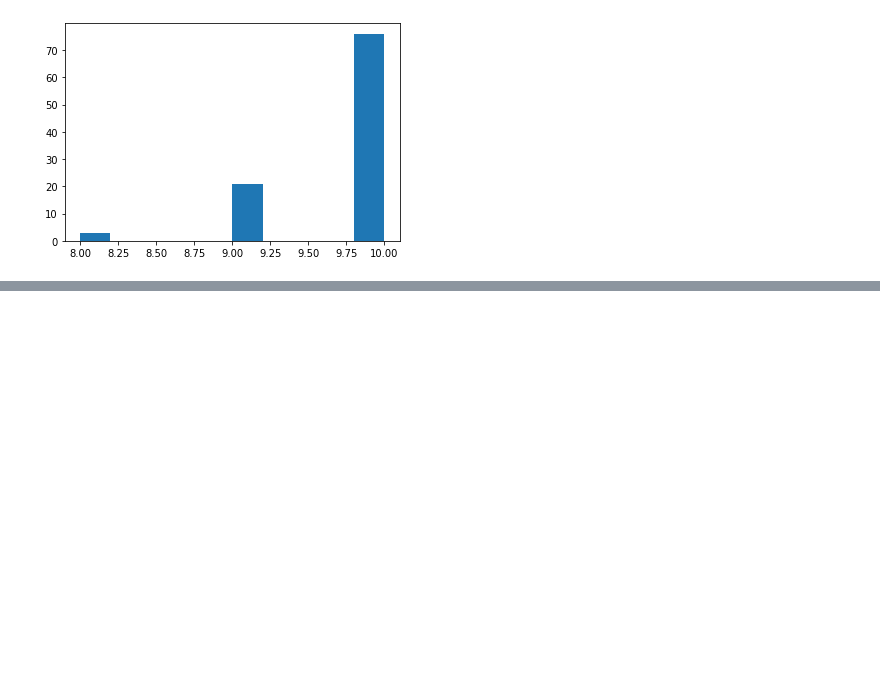
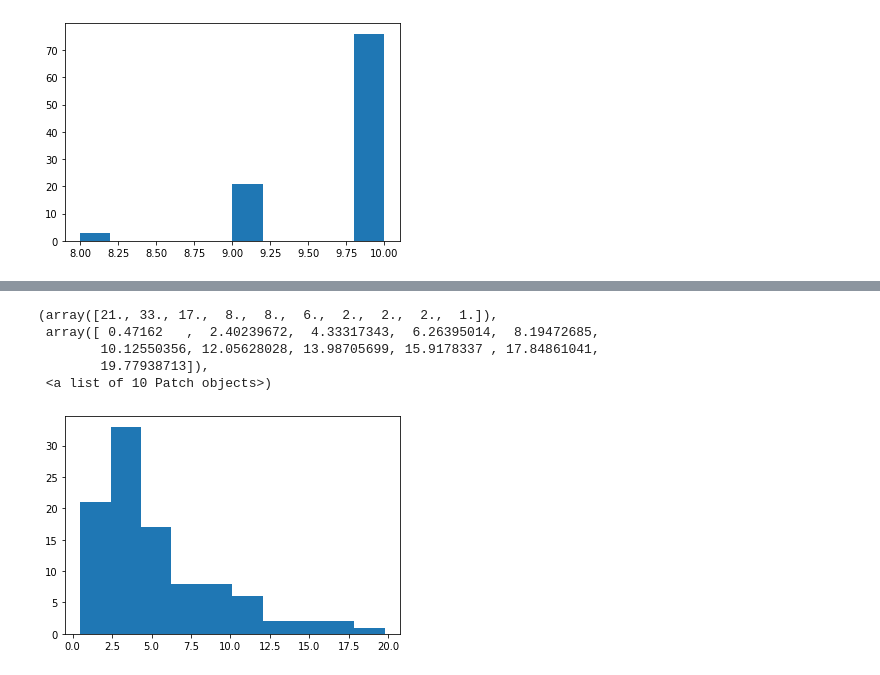
Before and after one commit to oprinceisaac/numpy.random, a Jupyter notebook: numpy.random.ipynb, the cells around one changed output, grey strips where cells are left out. Cells and saved outputs as stored; diff of their text form; code cells hidden in the pictures; blank space fills up the shorter version.

```diff
--- a/numpy.random.ipynb
+++ b/numpy.random.ipynb
@@ -145,0 +175,10 @@ plt.hist(s)
+# %%
+g = np.random.gamma(2,3, 100)
+plt.hist(g)
+# %% [output]
+(array([21., 33., 17.,  8.,  8.,  6.,  2.,  2.,  2.,  1.]),
+ array([ 0.47162   ,  2.40239672,  4.33317343,  6.26395014,  8.19472685,
+        10.12550356, 12.05628028, 13.98705699, 15.9178337 , 17.84861041,
+        19.77938713]),
+ <a list of 10 Patch objects>)
+[figure, added]
```
Also changed, not shown: parts of 2 cells of this notebook.
